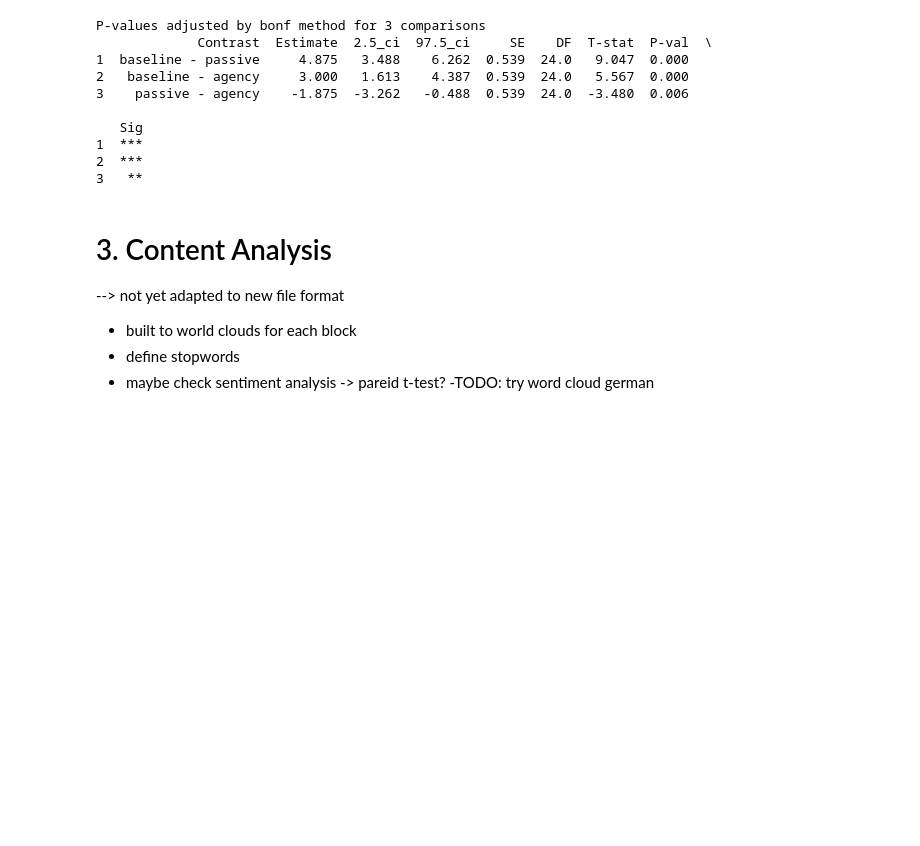
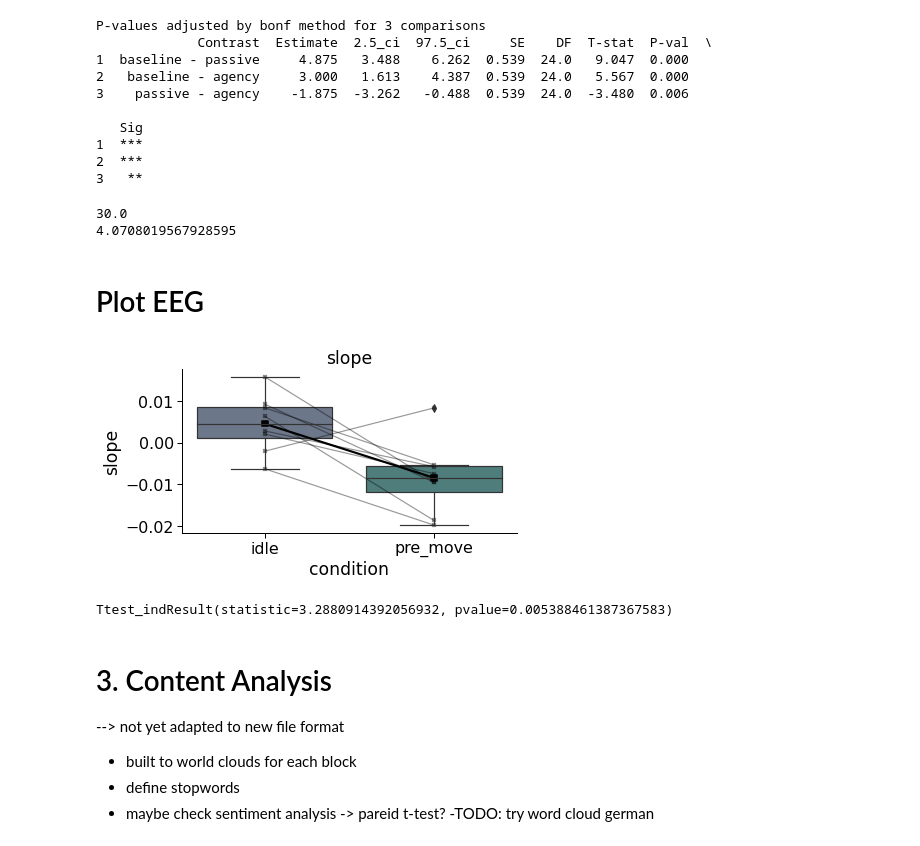
Before and after one commit to lukasgehrke/2021-fastReach, a Jupyter notebook: analyses/Leonie_tests/analysis_short.ipynb, the cells around one changed output. Cells and saved outputs as stored; diff of their text form; code cells hidden in the pictures; blank space fills up the shorter version.

```diff
--- a/analyses/Leonie_tests/analysis_short.ipynb
+++ b/analyses/Leonie_tests/analysis_short.ipynb
@@ -492,6 +531,79 @@ P-values adjusted by bonf method for 3 comparisons
 1  ***
 2  ***
 3   **
+# %%
+# participants
+print(questionaire.age.mean())
+print(questionaire.age.std())
+# %% [output]
+30.0
+4.0708019567928595
+# %% [markdown]
+# Plot EEG
+# %%
+
+slope= pd.read_csv( p + 'PI_results_design_slope_processed.csv')
+#data cleaning happend somewhere else
+# %%
+palette = ['#576683', '#337775']
+cats= ['idle', 'pre_move']
+ylabel = 'slope'
+xlabel = 'condition'
+title = 'slope'
+data = slope
+y = 'slopes'
+x = 'condition'
+hue = 'id'
+# %%
+# plot a box plot of the slope values by condition
+#slope.boxplot(column=['slopes'], by=['condition'], figsize=(12,8))
+
+with sns.plotting_context('paper', font_scale = 1.8):
+
+        ### Create new plot
+        fig, ax = plt.subplots(1, 1, figsize=(6,3))
+        fig.patch.set_alpha(1)
+
+        sns.despine() #bottom=True, left=True
+         # show boxplots
+        ax = sns.boxplot(data = data, x = x, y = y,  palette= palette)
+        for patch in ax.patches: # adapt alpha
+             r, g, b, a = patch.get_facecolor()
+             patch.set_facecolor((r, g, b, .9))
+
+
+        # show line connecting means
+        sns.pointplot(
+            data = data,x = x, y = y,
+            markers="s",linewidth = 1, size = 6, ci =None,color = 'black',legend = False)
+
+        # pId means
+
+        ax = sns.lineplot(data = data, x = x, y = y,hue = hue, palette = sns.color_palette(['black'],8),legend = False,alpha=0.4)
+
+        ax = sns.scatterplot(data=data, x=x, y=y,s=10, legend= True, marker="s",color = 'black',edgecolor = 'black',alpha=0.4)
+
+        #sns.scatterplot(data = data,x = x, y = y, markers="^",color = 'black')
+
+
+
+        # Label and show
+        # label_plot_for_subcats(ax)
+        ax.set_title(title)
+        ax.set_ylabel(ylabel)
+        ax.set_xlabel(xlabel)
+
+
+
+        plt.show()
+        fig.savefig('results/'+title + '_' +'.svg', format='svg', transparent=True, bbox_inches='tight', dpi=300)
+        fig.savefig('results/'+title + '_' +'.png', format='png', transparent=True, bbox_inches='tight', dpi=300)
+# %% [output]
+[figure, added]
+# %%
+stats.ttest_ind(slope['slopes'][slope['condition'] == 'idle'], slope['slopes'][slope['condition'] == 'pre_move'])
+# %% [output]
+Ttest_indResult(statistic=3.2880914392056932, pvalue=0.005388461387367583)
 # %% [markdown]
 # 3. Content Analysis
 --> not yet adapted to new file format
```
Also changed, not shown: parts of 9 cells of this notebook, 5 other files.
